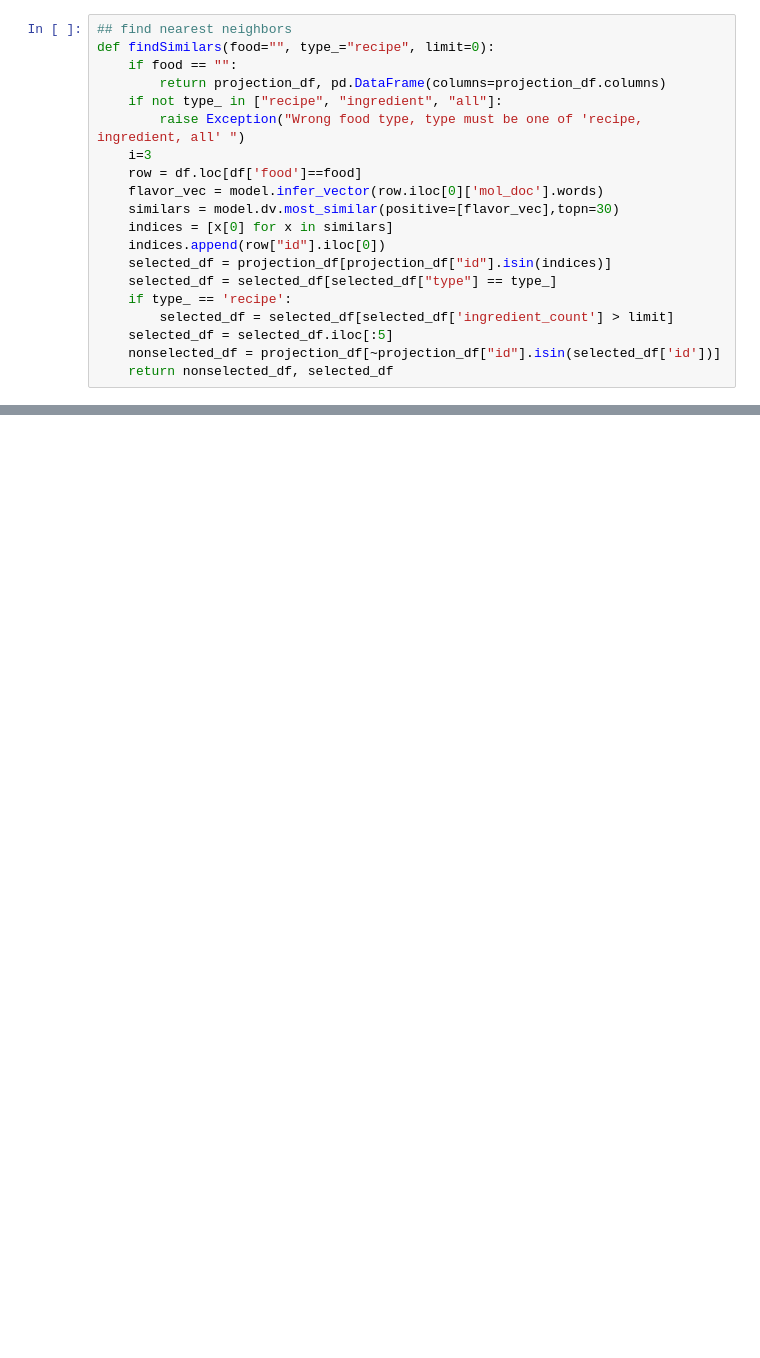
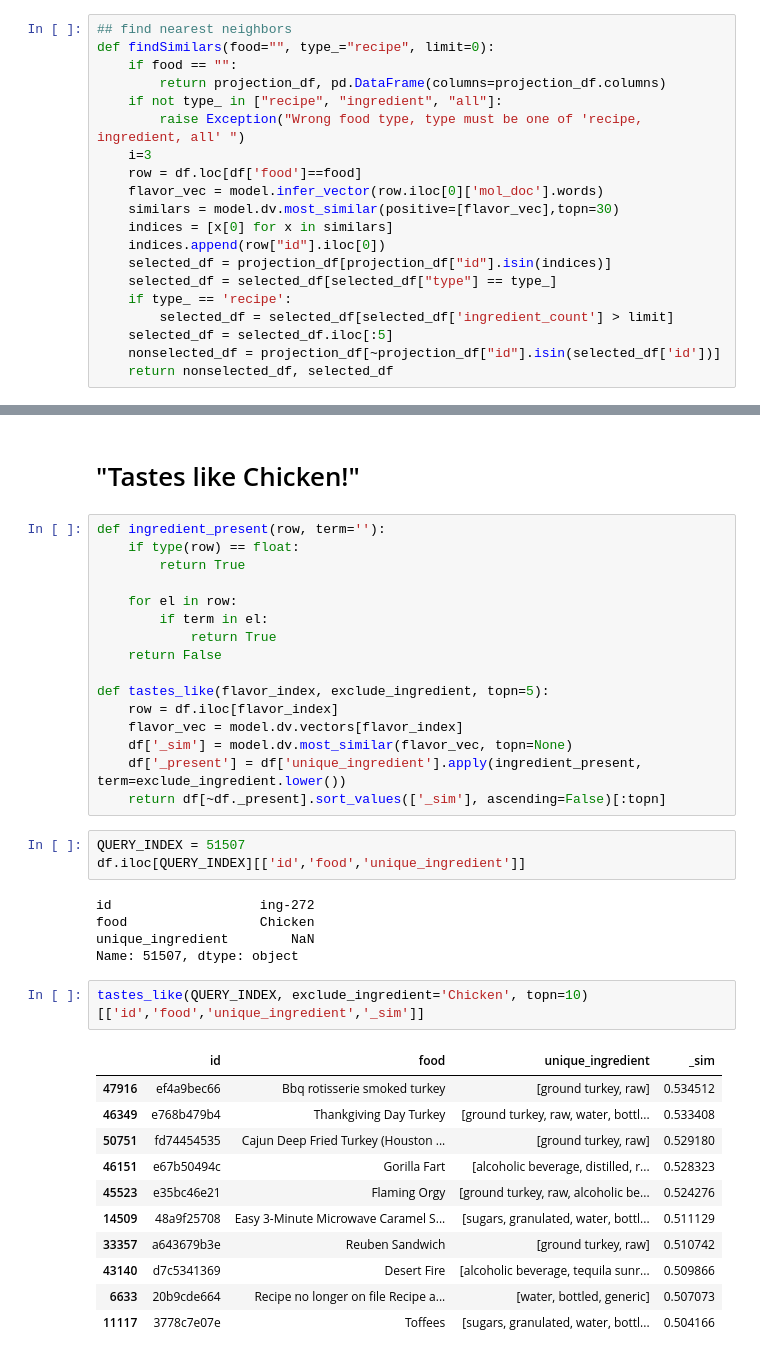
Before and after one commit to jhwaffles/cse6242-team58-project, a Jupyter notebook: embeddings.ipynb, the cells around one changed output, grey strips where cells are left out. Saved outputs shown, nothing was run; the diff lists cells and outputs as text; blank space fills up the shorter version.

```diff
--- a/embeddings.ipynb
+++ b/embeddings.ipynb
@@ -386,0 +389,40 @@ INFO:tornado.access:101 GET /ws (::1) 2.04ms
+# %% [markdown]
+# "Tastes like Chicken!"
+# %%
+def ingredient_present(row, term=''):
+    if type(row) == float:
+        return True
+
+    for el in row:
+        if term in el:
+            return True
+    return False
+
+def tastes_like(flavor_index, exclude_ingredient, topn=5):
+    row = df.iloc[flavor_index]
+    flavor_vec = model.dv.vectors[flavor_index]
+    df['_sim'] = model.dv.most_similar(flavor_vec, topn=None)
+    df['_present'] = df['unique_ingredient'].apply(ingredient_present, term=exclude_ingredient.lower())
+    return df[~df._present].sort_values(['_sim'], ascending=False)[:topn]
+# %%
+QUERY_INDEX = 51507
+df.iloc[QUERY_INDEX][['id','food','unique_ingredient']]
+# %% [output]
+id                   ing-272
+food                 Chicken
+unique_ingredient        NaN
+Name: 51507, dtype: object
+# %%
+tastes_like(QUERY_INDEX, exclude_ingredient='Chicken', topn=10)[['id','food','unique_ingredient','_sim']]
+# %% [output]
+|  | id | food | unique_ingredient | _sim |
+| 47916 | ef4a9bec66 | Bbq rotisserie smoked turkey | [ground turkey, raw] | 0.534512 |
+| 46349 | e768b479b4 | Thankgiving Day Turkey | [ground turkey, raw, water, bottl... | 0.533408 |
+| 50751 | fd74454535 | Cajun Deep Fried Turkey (Houston ... | [ground turkey, raw] | 0.529180 |
+| 46151 | e67b50494c | Gorilla Fart | [alcoholic beverage, distilled, r... | 0.528323 |
+| 45523 | e35bc46e21 | Flaming Orgy | [ground turkey, raw, alcoholic be... | 0.524276 |
+| 14509 | 48a9f25708 | Easy 3-Minute Microwave Caramel S... | [sugars, granulated, water, bottl... | 0.511129 |
+| 33357 | a643679b3e | Reuben Sandwich | [ground turkey, raw] | 0.510742 |
+| 43140 | d7c5341369 | Desert Fire | [alcoholic beverage, tequila sunr... | 0.509866 |
+| 6633 | 20b9cde664 | Recipe no longer on file Recipe a... | [water, bottled, generic] | 0.507073 |
+| 11117 | 3778c7e07e | Toffees | [sugars, granulated, water, bottl... | 0.504166 |
```
Also changed, not shown: parts of 33 cells of this notebook.
